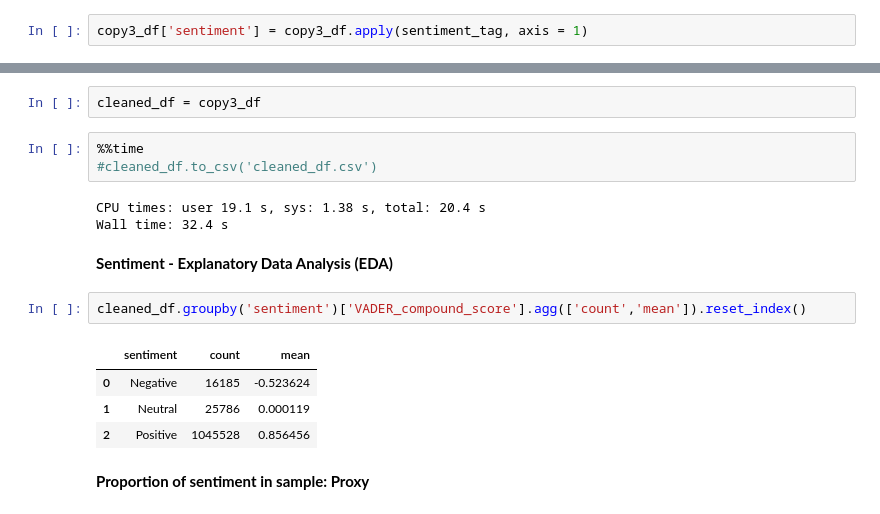
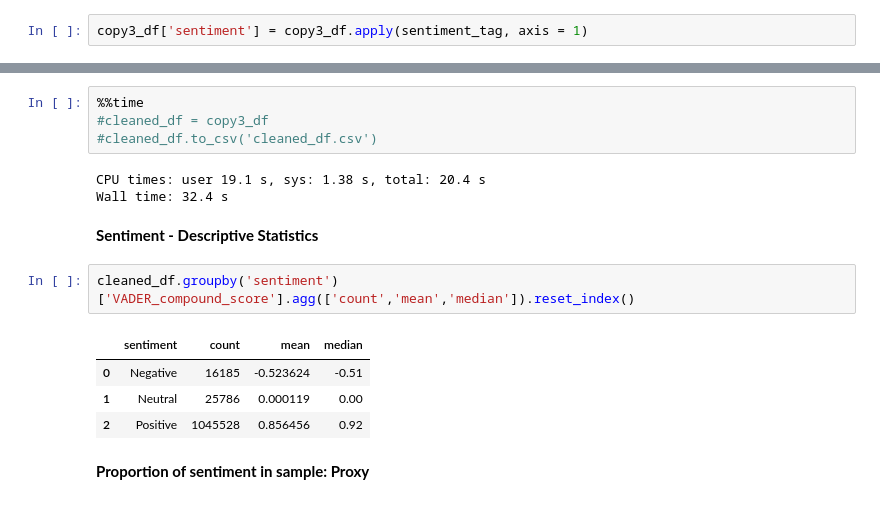
Before and after one commit to euisuck2/Unsupervised-Learning-1, a Jupyter notebook: Airbnb_Data_Base_Preprocessing.ipynb, the cells around one changed output, grey strips where cells are left out. Saved outputs shown, nothing was run; the diff lists cells and outputs as text.

```diff
--- a/Airbnb_Data_Base_Preprocessing.ipynb
+++ b/Airbnb_Data_Base_Preprocessing.ipynb
@@ -455,20 +446,19 @@ copy3_df
-# %%
-cleaned_df = copy3_df
 # %%
 %%time
+#cleaned_df = copy3_df
 #cleaned_df.to_csv('cleaned_df.csv')
 # %% [output]
 CPU times: user 19.1 s, sys: 1.38 s, total: 20.4 s
 Wall time: 32.4 s
-# %% [markdown]
-**Sentiment - Explanatory Data Analysis (EDA)**
+# %% [markdown]
+**Sentiment - Descriptive Statistics**
 # %%
-cleaned_df.groupby('sentiment')['VADER_compound_score'].agg(['count','mean']).reset_index()
+cleaned_df.groupby('sentiment')['VADER_compound_score'].agg(['count','mean','median']).reset_index()
 # %% [output]
-|  | sentiment | count | mean |
-| 0 | Negative | 16185 | -0.523624 |
-| 1 | Neutral | 25786 | 0.000119 |
-| 2 | Positive | 1045528 | 0.856456 |
+|  | sentiment | count | mean | median |
+| 0 | Negative | 16185 | -0.523624 | -0.51 |
+| 1 | Neutral | 25786 | 0.000119 | 0.00 |
+| 2 | Positive | 1045528 | 0.856456 | 0.92 |
 # %% [markdown]
 **Proportion of sentiment in sample: Proxy**
 # %%
```
Also changed, not shown: parts of 31 cells of this notebook.
